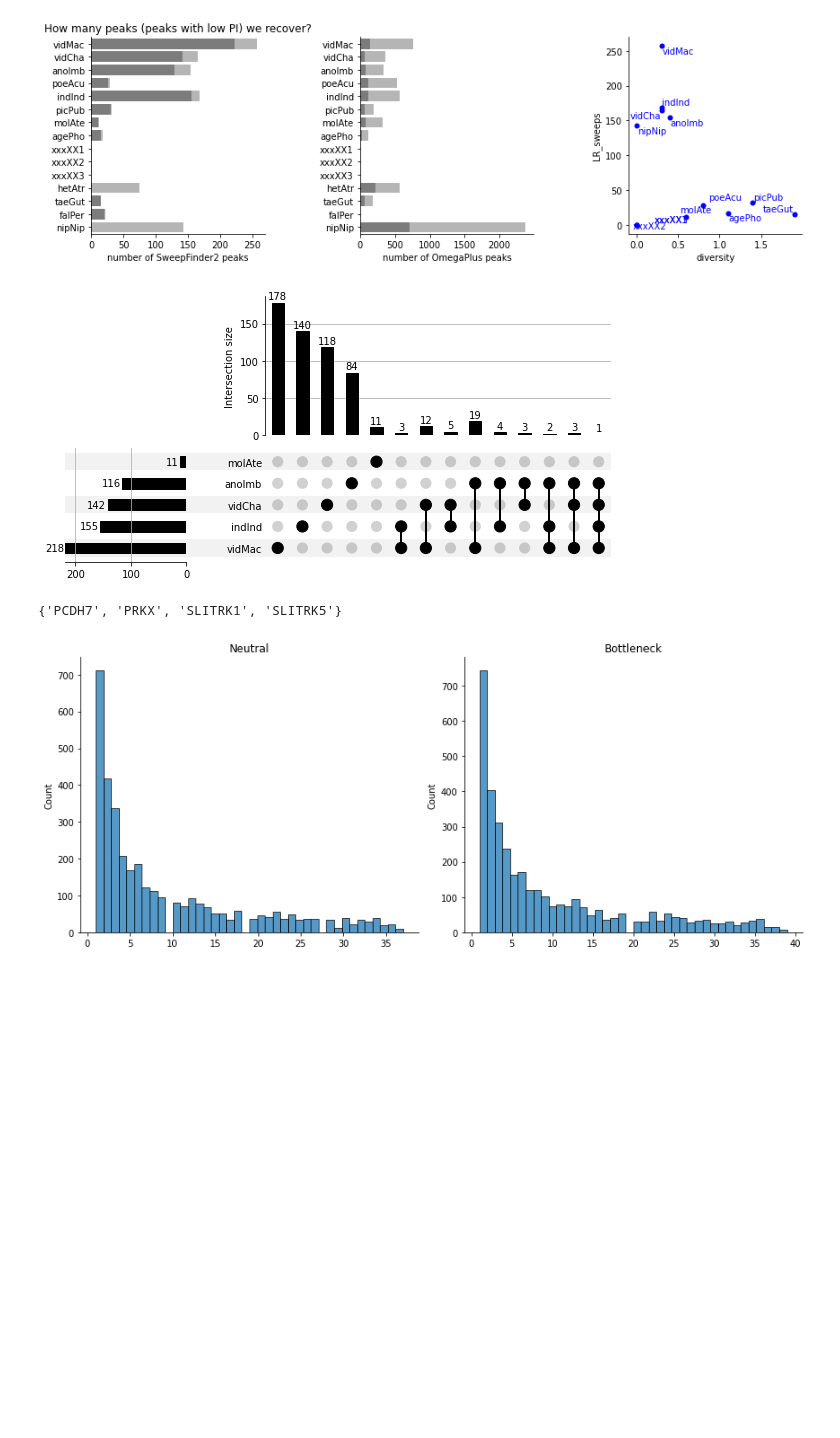
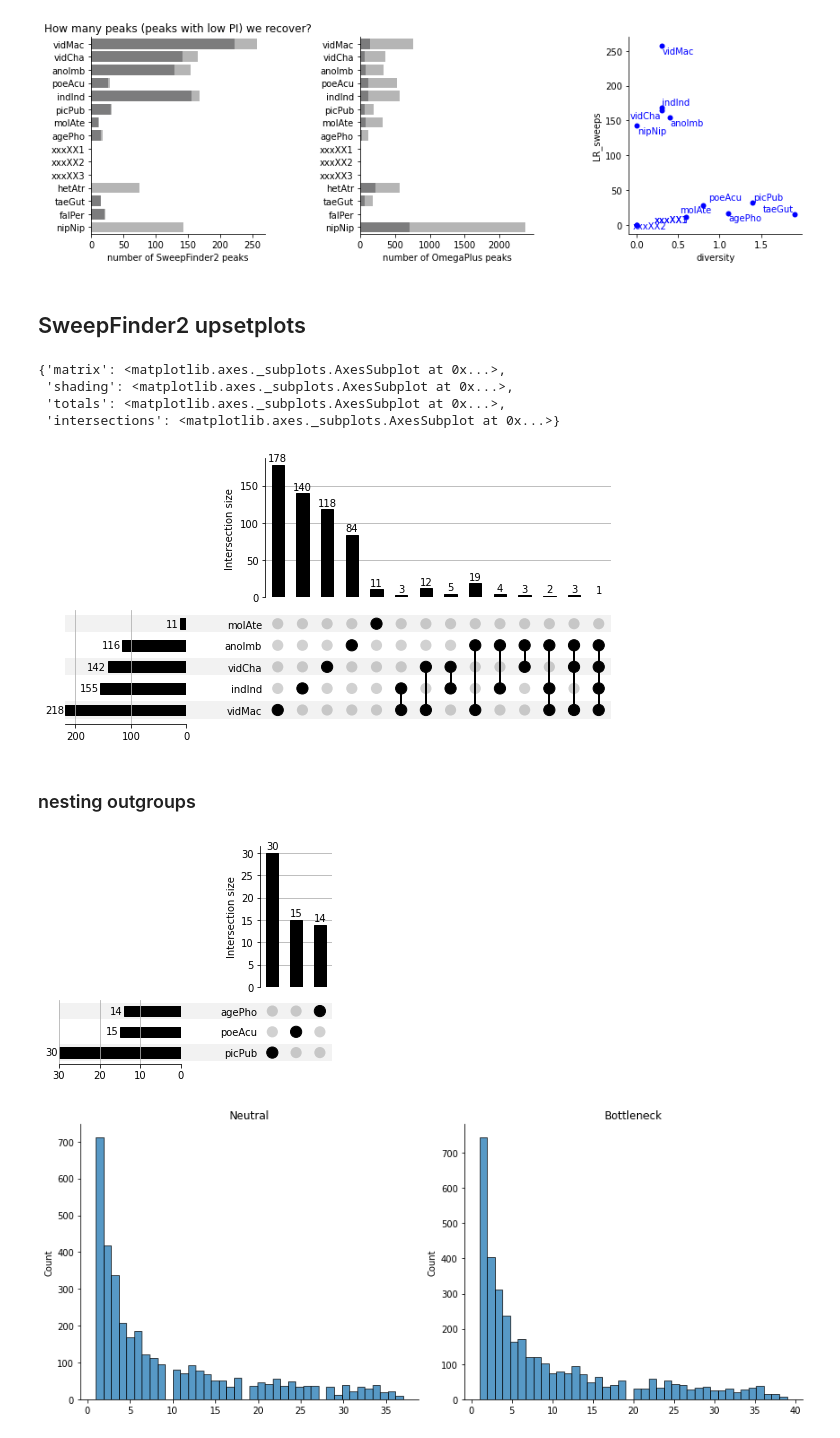
Before and after one commit to osipovarev/Brood_parasites_analysis, a Jupyter notebook: selective_sweeps_analysis.ipynb, the cells around one changed output. Drawn from its saved outputs; the diff is of its cells as text; code cells hidden in the pictures; blank space fills up the shorter version.

```diff
--- a/selective_sweeps_analysis.ipynb
+++ b/selective_sweeps_analysis.ipynb
@@ -360,6 +360,8 @@ posx and posy should be finite values
 posx and posy should be finite values
 posx and posy should be finite values
 [figure]
+# %% [markdown]
+## SweepFinder2 upsetplots
 # %%
 from upsetplot import plot
 plot_size = 5
@@ -376,11 +378,11 @@ for db in dbs:
         genes = inf.read().rstrip('\n').split('\n')
     sets_by_db[db] = set(genes)
 
-set1 = sets_by_db['vidMac']
-set2 = sets_by_db['vidCha']
-set3 = sets_by_db['anoImb']
-set4 = sets_by_db['indInd']
-set5 = sets_by_db['molAte']
+set1 = sets_by_db[dbs[0]]
+set2 = sets_by_db[dbs[1]]
+set3 = sets_by_db[dbs[2]]
+set4 = sets_by_db[dbs[3]]
+set5 = sets_by_db[dbs[4]]
 
 all_elems = set1.union(set2).union(set3).union(set4).union(set5)
 df = pd.DataFrame([[e in set1,
@@ -394,11 +396,44 @@ fig = plt.figure(figsize=(10, 5))
 plot(dfi, fig=fig, orientation='horizontal', totals_plot_elements=plot_size, show_counts=True)
 # plt.savefig("{}SweepFinder2.genes_all.upsetplot.pdf".format(dir_path))
 # %% [output]
+{'matrix': <matplotlib.axes._subplots.AxesSubplot at 0x...>,
+ 'shading': <matplotlib.axes._subplots.AxesSubplot at 0x...>,
+ 'totals': <matplotlib.axes._subplots.AxesSubplot at 0x...>,
+ 'intersections': <matplotlib.axes._subplots.AxesSubplot at 0x...>}
 [figure]
-# %%
-set2 & set3 & set1
-# %% [output]
-{'PCDH7', 'PRKX', 'SLITRK1', 'SLITRK5'}
+# %% [markdown]
+### nesting outgroups
+# %%
+from upsetplot import plot
+plot_size = 5
+
+## Dir for the output
+dir_path = '/Users/osipova/Documents/LabDocs/Brood_parasites_analysis/'
+
+dbs = ['poeAcu', 'picPub', 'agePho']
+sets_by_db = {}
+
+for db in dbs:
+    file_name = 'PopGen_{}/hg38.genes.SF2_peaks_low_PI_depth100.1Mb_domain.lst'.format(db)
+    with open(dir_path + file_name, 'r') as inf:
+        genes = inf.read().rstrip('\n').split('\n')
+    sets_by_db[db] = set(genes)
+
+set1 = sets_by_db[dbs[0]]
+set2 = sets_by_db[dbs[1]]
+set3 = sets_by_db[dbs[2]]
+
+all_elems = set1.union(set2).union(set3)
+df = pd.DataFrame([[e in set1,
+                    e in set2,
+                    e in set3] for e in all_elems], columns = dbs)
+dfi = df.groupby(dbs).size()
+
+fig = plt.figure(figsize=(10, 5))
+plot(dfi, fig=fig, orientation='horizontal', totals_plot_elements=plot_size, show_counts=True)
+# plt.savefig("{}SweepFinder2.genes_all.upsetplot.outgroups.pdf".format(dir_path))
+# %% [output]
+[figure, added]
 # %%
 def load_vcf(vcf_file):
     gts = []
```
Also changed, not shown: 4 other files.
